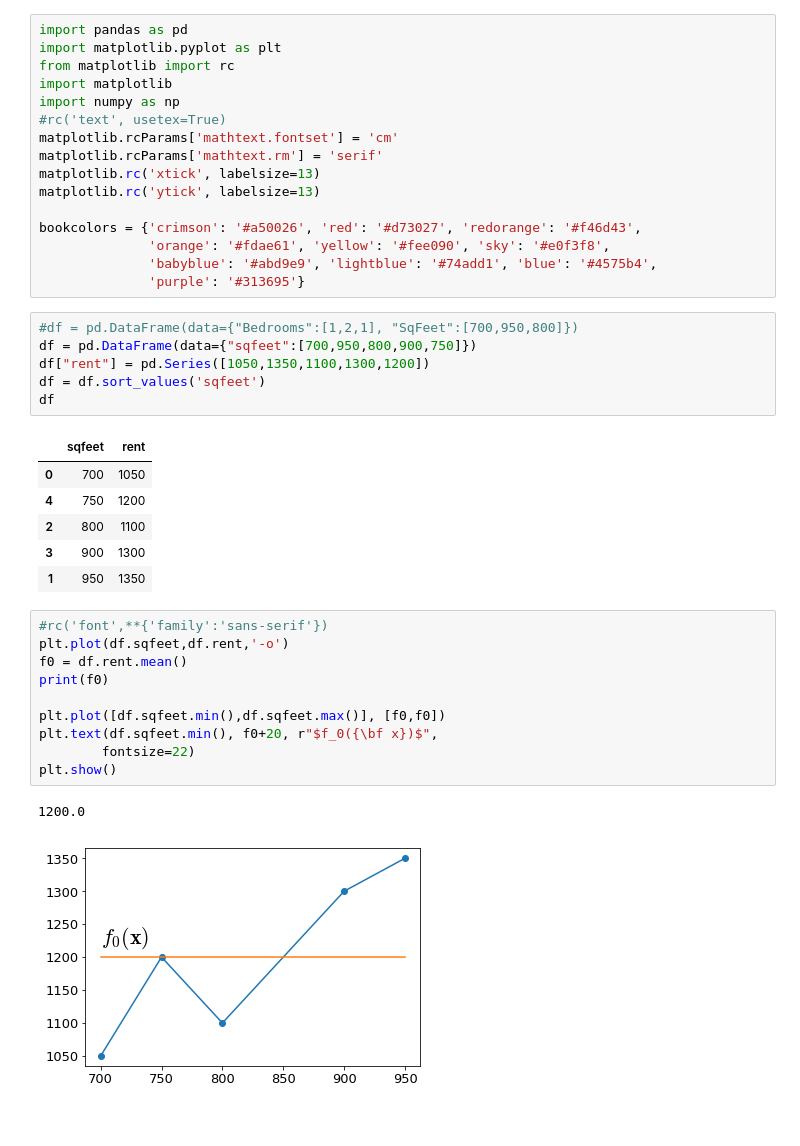
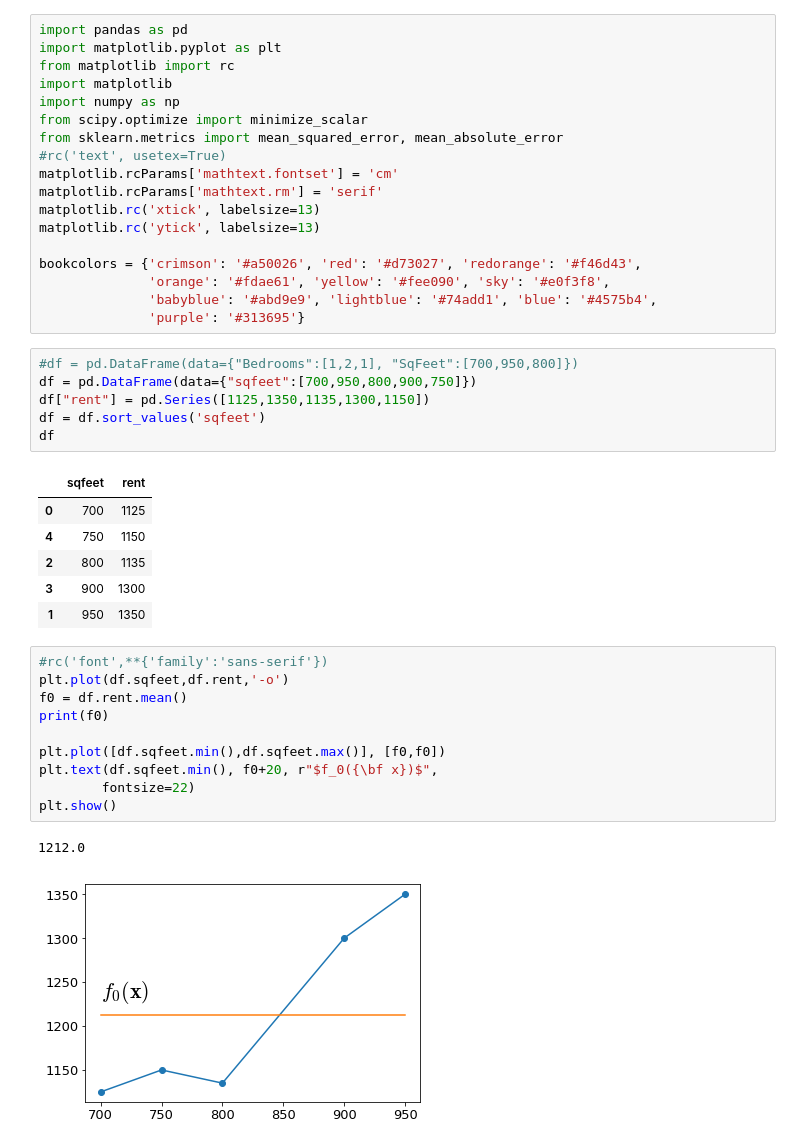
Before and after one commit to parrt/ml-articles, a Jupyter notebook: gradient-boosting/notebooks/dev.ipynb, the cells around one changed output. Drawn from its saved outputs; the diff is of its cells as text.

```diff
--- a/gradient-boosting/notebooks/dev.ipynb
+++ b/gradient-boosting/notebooks/dev.ipynb
@@ -4,6 +4,8 @@ import matplotlib.pyplot as plt
 from matplotlib import rc
 import matplotlib
 import numpy as np
+from scipy.optimize import minimize_scalar
+from sklearn.metrics import mean_squared_error, mean_absolute_error
 #rc('text', usetex=True)
 matplotlib.rcParams['mathtext.fontset'] = 'cm'
 matplotlib.rcParams['mathtext.rm'] = 'serif'
@@ -17,14 +19,14 @@ bookcolors = {'crimson': '#a50026', 'red': '#d73027', 'redorange': '#f46d43',
 # %%
 #df = pd.DataFrame(data={"Bedrooms":[1,2,1], "SqFeet":[700,950,800]})
 df = pd.DataFrame(data={"sqfeet":[700,950,800,900,750]})
-df["rent"] = pd.Series([1050,1350,1100,1300,1200])
+df["rent"] = pd.Series([1125,1350,1135,1300,1150])
 df = df.sort_values('sqfeet')
 df
 # %% [output]
 |  | sqfeet | rent |
-| 0 | 700 | 1050 |
-| 4 | 750 | 1200 |
-| 2 | 800 | 1100 |
+| 0 | 700 | 1125 |
+| 4 | 750 | 1150 |
+| 2 | 800 | 1135 |
 | 3 | 900 | 1300 |
 | 1 | 950 | 1350 |
 # %%
@@ -38,8 +40,8 @@ plt.text(df.sqfeet.min(), f0+20, r"$f_0({\bf x})$",
         fontsize=22)
 plt.show()
 # %% [output]
-1200.0
+1212.0
-[figure, old version]
+[figure, new version]
 # %%
 plt.plot(df.sqfeet,df.rent,'-o')
 f0 = df.rent.mean()
```
Also changed, not shown: parts of 6 cells of this notebook.
